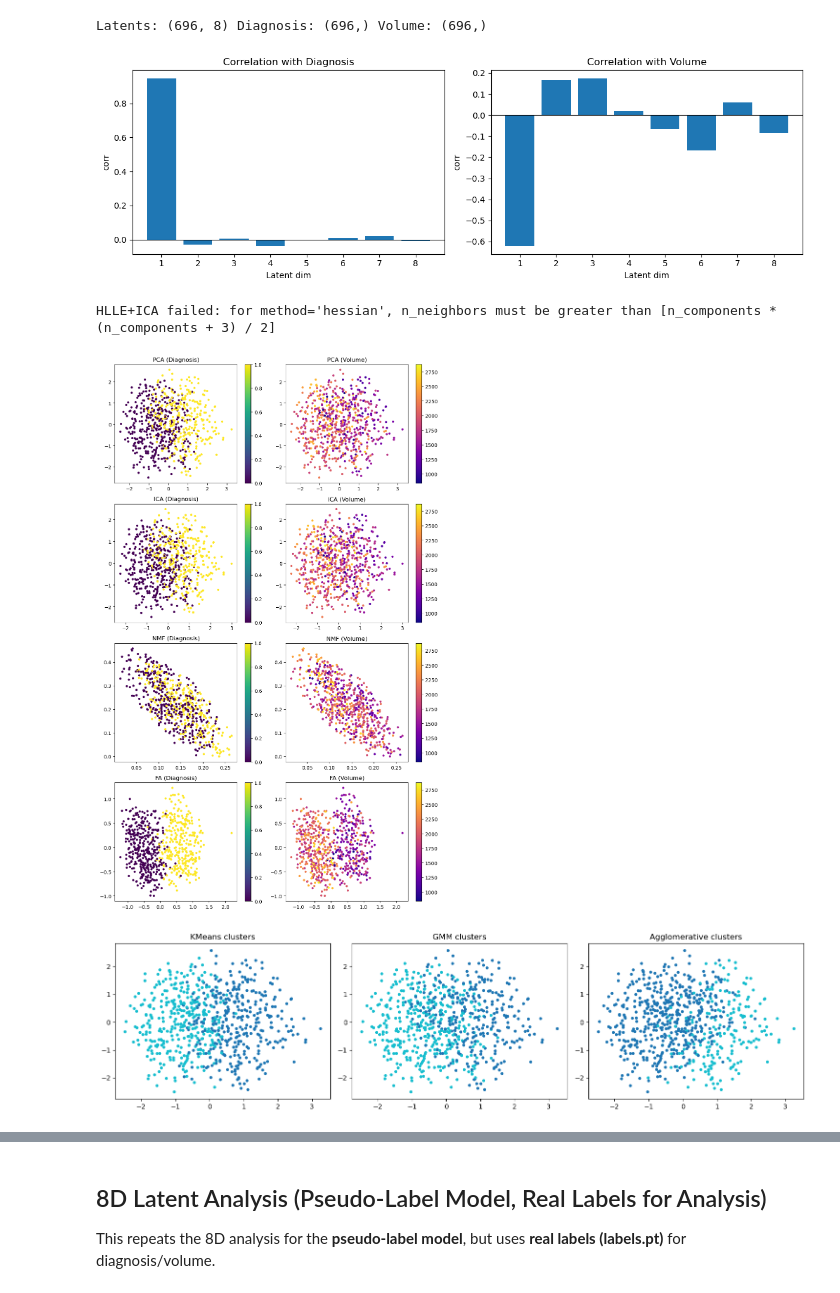
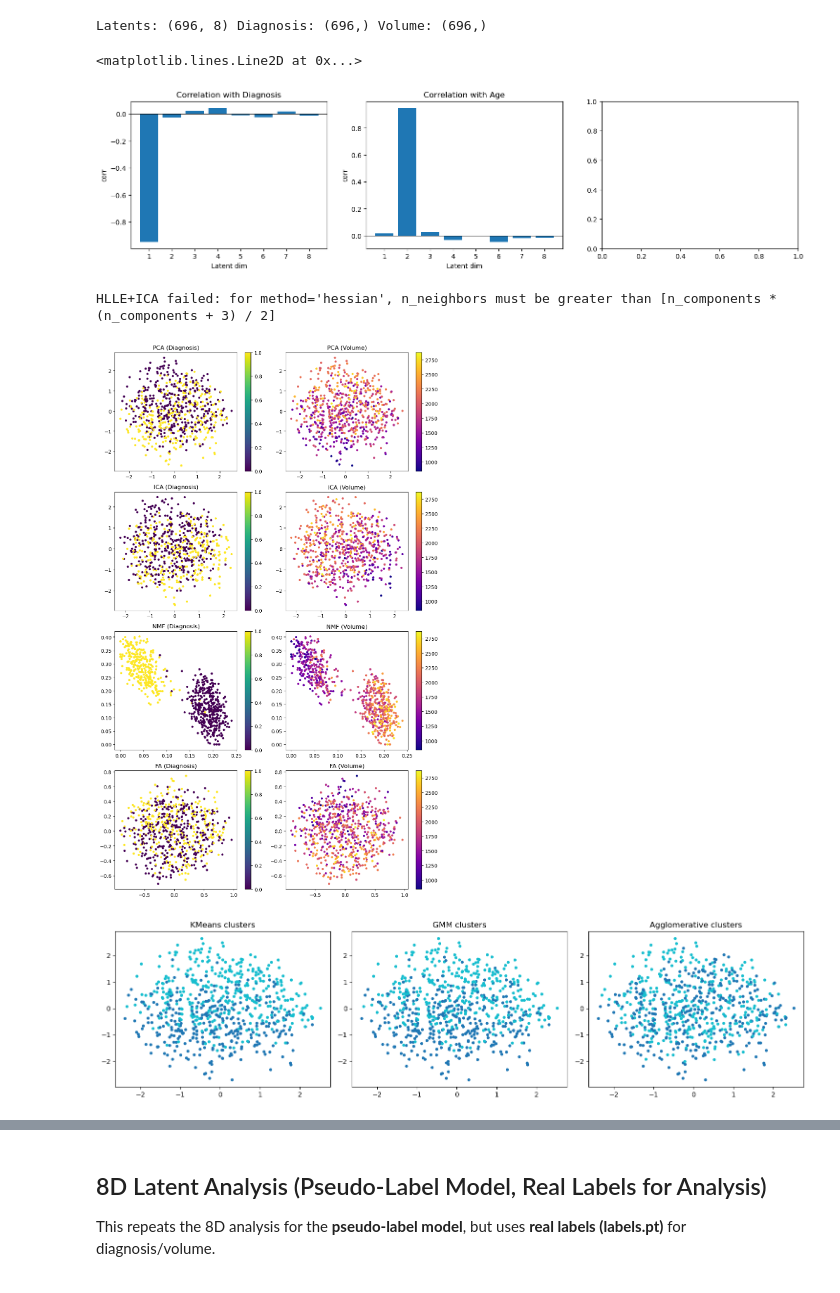
Before and after one commit to Jakaria08/Disentangle_Latent_Space_Deep_SDF, a Jupyter notebook: interactive_visualization_latent_to_shape.ipynb, the cells around one changed output, grey strips where cells are left out. Cells and saved outputs as stored; diff of their text form; code cells hidden in the pictures.

```diff
--- a/interactive_visualization_latent_to_shape.ipynb
+++ b/interactive_visualization_latent_to_shape.ipynb
@@ -57,12 +57,12 @@ nbformat not found; using HTML renderer for Plotly.
 # %%
 # Update these paths if your experiment folders are elsewhere.
 EXPERIMENTS = {
-    "real_label": "examples/ADNI_1_L_No_MCI/MLP_VAE_SDF_disentangle_all_true_label",
+    "real_label": "examples/ADNI_1_L_No_MCI/MLP_VAE_SDF_disentangle_all_true_label_age",
     "pseudo_label": "examples/ADNI_1_L_No_MCI/MLP_VAE_SDF_disentangle_pseudo_label_only",
 }
 
-MODEL_FILENAME = "latest.pth"
-LATENTS_FILENAME = "latest.pth"
+MODEL_FILENAME = "1000.pth"
+LATENTS_FILENAME = "1000.pth"
 # %%
 def load_specs(exp_dir):
     specs_path = os.path.join(exp_dir, "specs.json")
@@ -693,17 +693,21 @@ else:
 # Build diagnosis/volume arrays aligned with latents_8d
 diagnosis = []
 volume = []
+age = []
 for filename in npz_filenames:
     base = os.path.splitext(os.path.basename(filename))[0]
     if base in label_map:
         lab = label_map[base]
         diagnosis.append(int(lab[0].item()))
         volume.append(float(lab[3].item()))
+        age.append(float(lab[1].item()))
     else:
         diagnosis.append(-1)
         volume.append(float('nan'))
+        age.append(float(lab[1].item()))
 diagnosis = np.array(diagnosis)
 volume = np.array(volume, dtype=float)
+age = np.array(age, dtype=float)
 
 X = latents_8d.cpu().numpy()
 print('Latents:', X.shape, 'Diagnosis:', diagnosis.shape, 'Volume:', volume.shape)
@@ -712,39 +716,46 @@ Latents: (696, 8) Diagnosis: (696,) Volume: (696,)
 # %%
 # Correlation per latent dimension with diagnosis and volume
 corr_diag = []
+corr_age = []
 corr_vol = []
 for d in range(X.shape[1]):
     # diagnosis correlation (mask valid)
     mask_d = diagnosis >= 0
     if np.any(mask_d):
         corr = np.corrcoef(X[mask_d, d], diagnosis[mask_d])[0, 1]
     else:
         corr = float('nan')
     corr_diag.append(corr)
+    # age correlation (mask finite)
+    mask_a = np.isfinite(age)
+    if np.any(mask_a):
+        corr = np.corrcoef(X[mask_a, d], age[mask_a])[0, 1]
+    else:
+        corr = float('nan')
+    corr_age.append(corr)
     # volume correlation (mask finite)
     mask_v = np.isfinite(volume)
     if np.any(mask_v):
         corr = np.corrcoef(X[mask_v, d], volume[mask_v])[0, 1]
     else:
         corr = float('nan')
     corr_vol.append(corr)
 
-fig, axes = plt.subplots(1, 2, figsize=(12, 4))
+fig, axes = plt.subplots(1, 3, figsize=(18, 4))
 axes[0].bar(range(1, 9), corr_diag)
 axes[0].set_title('Correlation with Diagnosis')
 axes[0].set_xlabel('Latent dim')
 axes[0].set_ylabel('corr')
 axes[0].axhline(0, color='k', linewidth=0.8)
 
-axes[1].bar(range(1, 9), corr_vol)
-axes[1].set_title('Correlation with Volume')
+axes[1].bar(range(1, 9), corr_age)
+axes[1].set_title('Correlation with Age')
 axes[1].set_xlabel('Latent dim')
 axes[1].set_ylabel('corr')
 axes[1].axhline(0, color='k', linewidth=0.8)
-plt.tight_layout()
-plt.show()
 # %% [output]
+<matplotlib.lines.Line2D at 0x...>
-[figure, old version]
+[figure, new version]
 # %%
 # Embeddings: PCA, ICA, NMF, FA, HLLE+ICA
 X_std = StandardScaler().fit_transform(X)
@@ -796,7 +807,7 @@ plt.tight_layout()
 plt.show()
 # %% [output]
 HLLE+ICA failed: for method='hessian', n_neighbors must be greater than [n_components * (n_components + 3) / 2]
-[figure, old version]
+[figure, new version]
 # %%
 # Clustering on 8D latents
 Xc = StandardScaler().fit_transform(X)
@@ -817,7 +828,7 @@ for ax, (name, labels) in zip(axes, cluster_results.items()):
 plt.tight_layout()
 plt.show()
 # %% [output]
-[figure, old version]
+[figure, new version]
 # %%
 # Latent distributions for each of 8 variables
 fig, axes = plt.subplots(2, 4, figsize=(16, 6))
```
Also changed, not shown: parts of 14 cells of this notebook, 22 other files.
